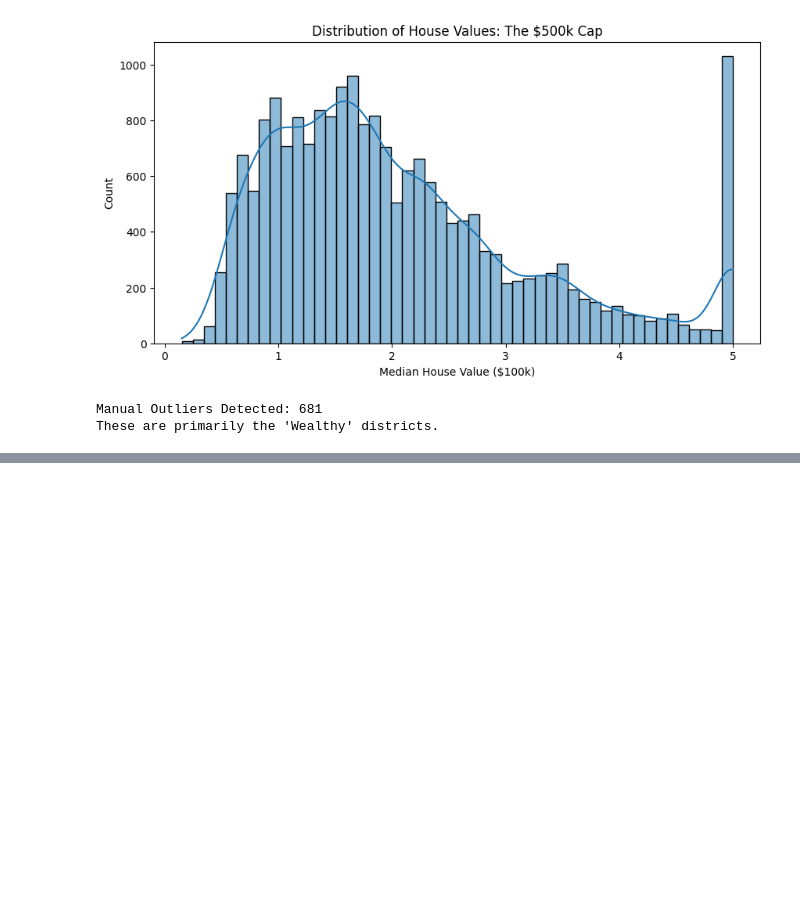
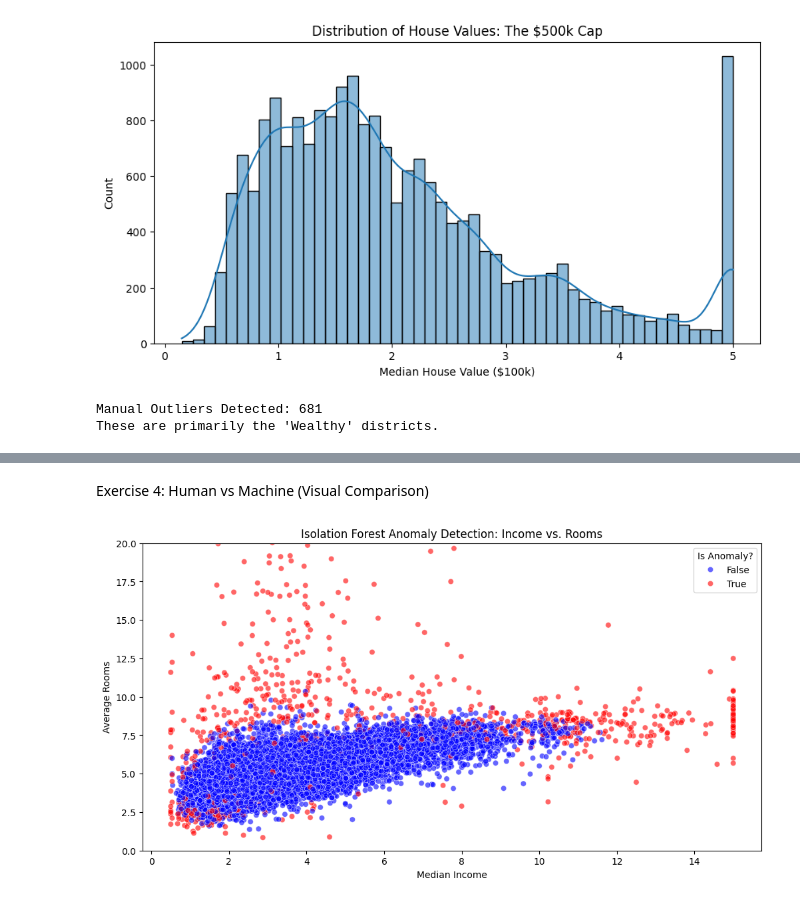
Before and after one commit to justinwender/Data-Analytics-for-Economics, a Jupyter notebook: Lab4/Lab_4.ipynb, the cells around one changed output, grey strips where cells are left out. Drawn from its saved outputs; the diff is of its cells as text; code cells hidden in the pictures; blank space fills up the shorter version.

```diff
--- a/Lab4/Lab_4.ipynb
+++ b/Lab4/Lab_4.ipynb
@@ -53,0 +83,23 @@ These are primarily the 'Wealthy' districts.
+# %% [markdown]
+Exercise 4: Human vs Machine (Visual Comparison)
+# %%
+plt.figure(figsize=(12, 6))
+
+# Plot points flagged by Isolation Forest
+sns.scatterplot(
+    data=df,
+    x='MedInc',
+    y='AveRooms',
+    hue='outlier_iso',
+    palette={True: 'red', False: 'blue'},
+    alpha=0.6
+)
+
+plt.title("Isolation Forest Anomaly Detection: Income vs. Rooms")
+plt.xlabel("Median Income")
+plt.ylabel("Average Rooms")
+plt.ylim(0, 20) # Zoom in to ignore extreme errors
+plt.legend(title='Is Anomaly?')
+plt.show()
+# %% [output]
+[figure, added]
```
Also changed, not shown: parts of 8 cells of this notebook, 1 other file.
